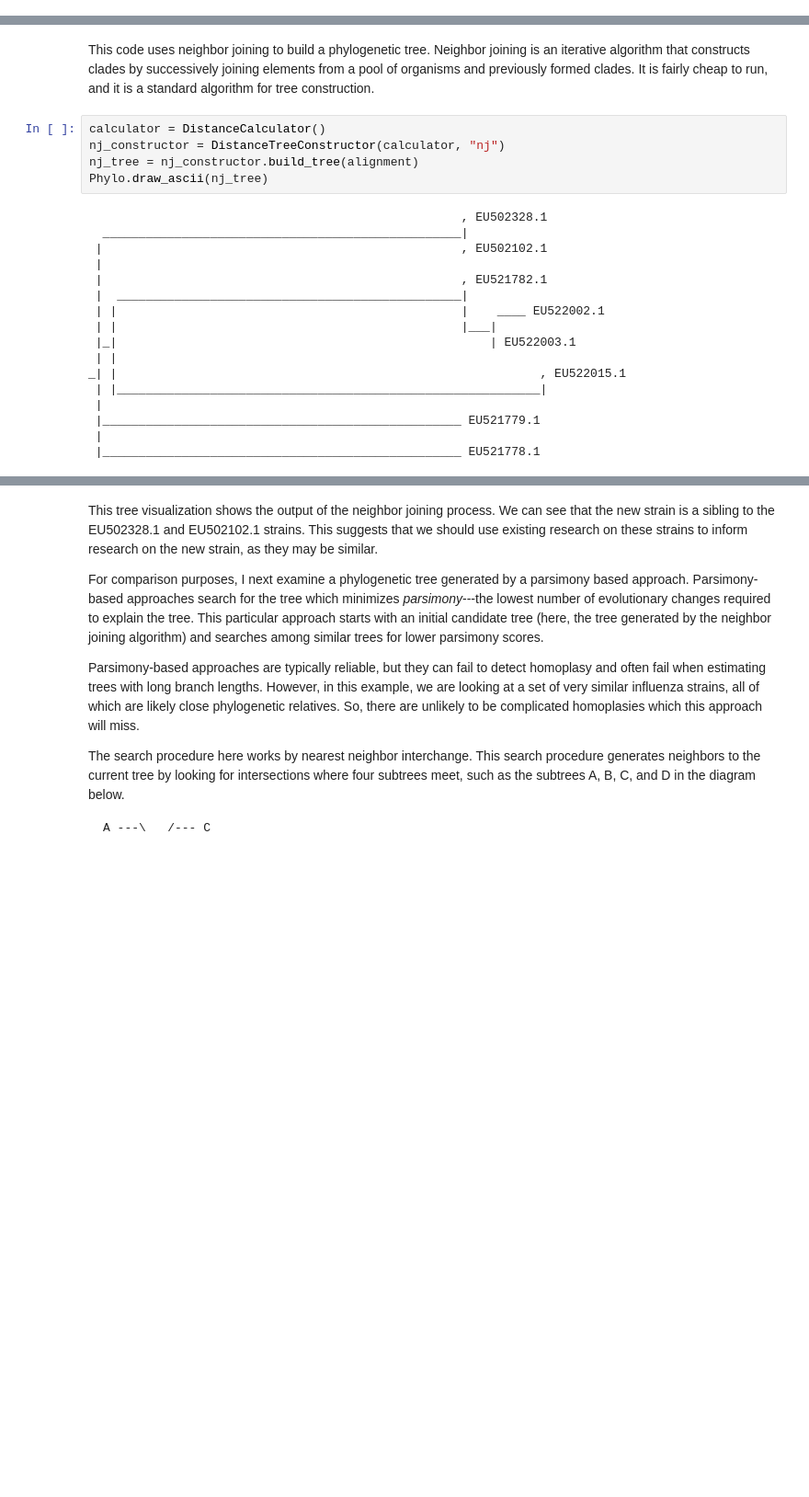
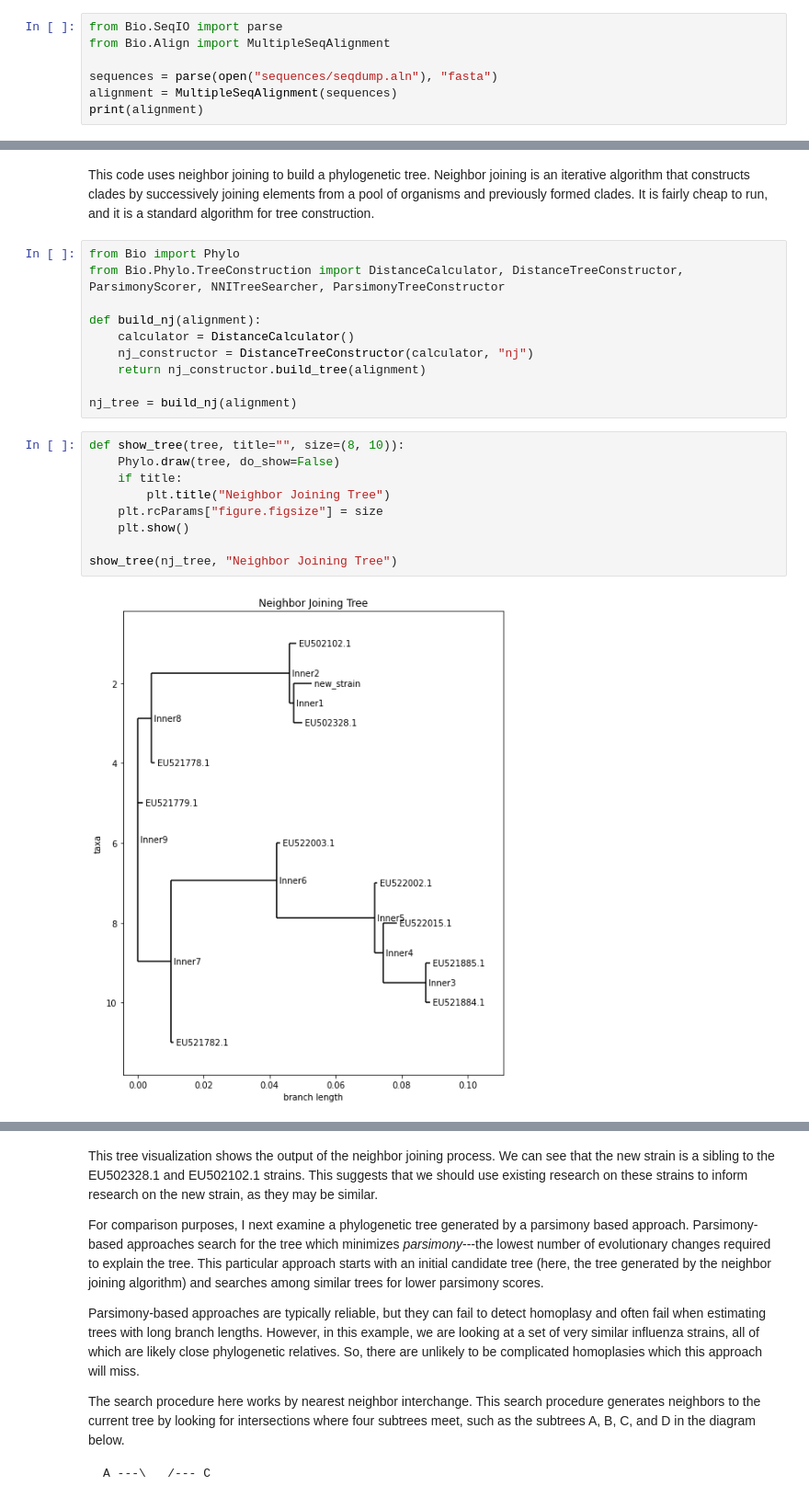
Before and after one commit to leo-ware/ns112-tree-thinking, a Jupyter notebook: notebook.ipynb, the cells around one changed output, grey strips where cells are left out. Shown: that part at 92% size. Saved outputs shown, nothing was run; the diff lists cells and outputs as text; blank space fills up the shorter version.

```diff
--- a/notebook.ipynb
+++ b/notebook.ipynb
@@ -186,0 +171,7 @@ AGCTACATTCTATGTCTGGTTTTCGCTCAAAAACTTCCCGGAAA...--- EU521782.1
+# %%
+from Bio.SeqIO import parse
+from Bio.Align import MultipleSeqAlignment
+
+sequences = parse(open("sequences/seqdump.aln"), "fasta")
+alignment = MultipleSeqAlignment(sequences)
+print(alignment)
@@ -187,24 +191,23 @@ AGCTACATTCTATGTCTGGTTTTCGCTCAAAAACTTCCCGGAAA...--- EU521782.1
 # %% [markdown]
 This code uses neighbor joining to build a phylogenetic tree. Neighbor joining is an iterative algorithm that constructs clades by successively joining elements from a pool of organisms and previously formed clades. It is fairly cheap to run, and it is a standard algorithm for tree construction.
-# %%
-calculator = DistanceCalculator()
-nj_constructor = DistanceTreeConstructor(calculator, "nj")
-nj_tree = nj_constructor.build_tree(alignment)
-Phylo.draw_ascii(nj_tree)
-# %% [output]
-                                                    , EU502328.1
-  __________________________________________________|
- |                                                  , EU502102.1
- |
- |                                                  , EU521782.1
- |  ________________________________________________|
- | |                                                |    ____ EU522002.1
- | |                                                |___|
- |_|                                                    | EU522003.1
- | |
-_| |                                                           , EU522015.1
- | |___________________________________________________________|
- |
- |__________________________________________________ EU521779.1
- |
- |__________________________________________________ EU521778.1
+# %%
+from Bio import Phylo
+from Bio.Phylo.TreeConstruction import DistanceCalculator, DistanceTreeConstructor, ParsimonyScorer, NNITreeSearcher, ParsimonyTreeConstructor
+
+def build_nj(alignment):
+    calculator = DistanceCalculator()
+    nj_constructor = DistanceTreeConstructor(calculator, "nj")
+    return nj_constructor.build_tree(alignment)
+
+nj_tree = build_nj(alignment)
+# %%
+def show_tree(tree, title="", size=(8, 10)):
+    Phylo.draw(tree, do_show=False)
+    if title:
+        plt.title("Neighbor Joining Tree")
+    plt.rcParams["figure.figsize"] = size
+    plt.show()
+
+show_tree(nj_tree, "Neighbor Joining Tree")
+# %% [output]
+[figure, added]
```
Also changed, not shown: parts of 14 cells of this notebook, 4 other files.
